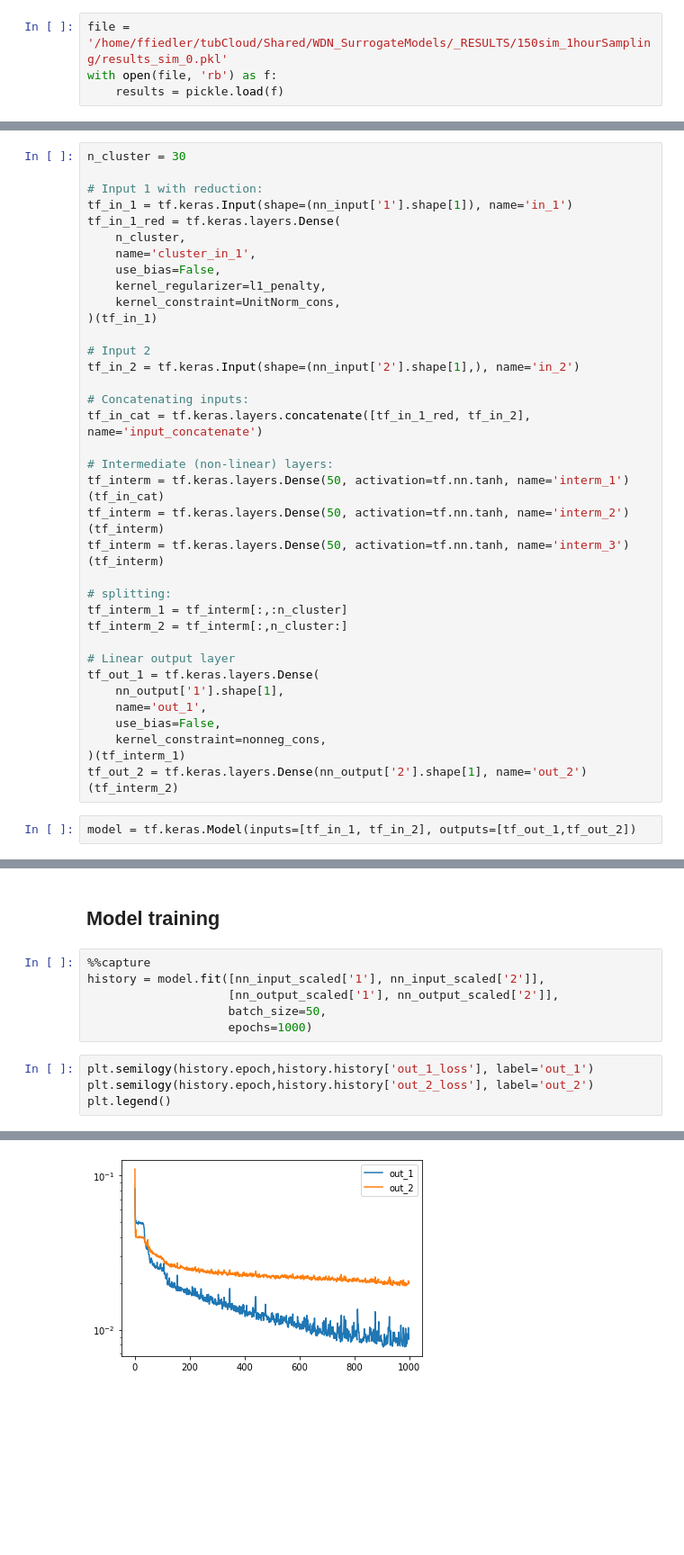
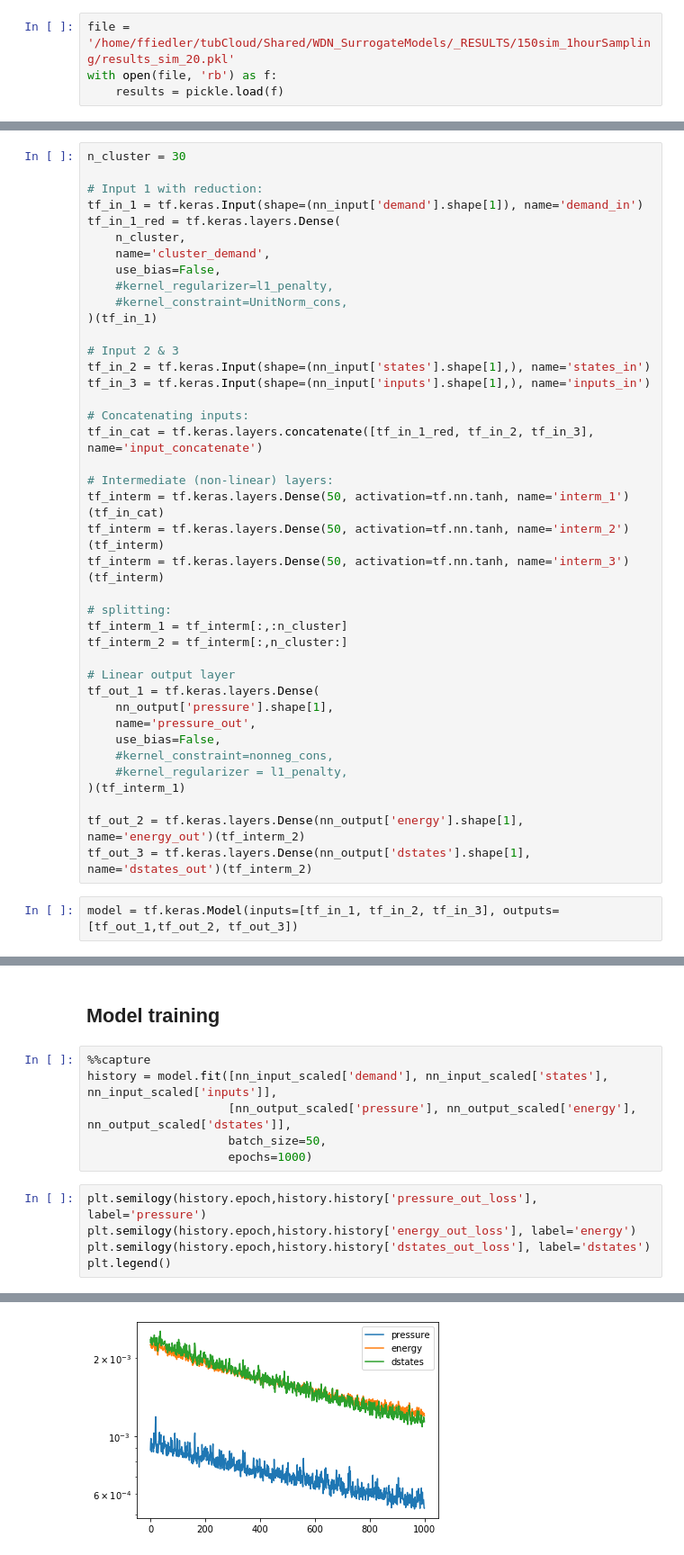
Before and after one commit to 4flixt/2019_WNTR_Surrogate_Model, a Jupyter notebook: Surrogate_Model/DNN_woClustering/DNN_woClustering_test.ipynb, the cells around one changed output, grey strips where cells are left out. Shown at 90% size. Drawn from its saved outputs; the diff is of its cells as text; blank space fills up the shorter version.

Commit message:
First results DNN without clustering

```diff
--- a/Surrogate_Model/DNN_woClustering/DNN_woClustering_test.ipynb
+++ b/Surrogate_Model/DNN_woClustering/DNN_woClustering_test.ipynb
@@ -29,7 +34,7 @@ link_names = ctown.getLinkName()
 # %% [output]
 Not all curves were used in "../../WNTR_Model/c-town_true_network_simplified_controls.inp"; added with type None, units conversion left to user
 # %%
-file = '/home/ffiedler/tubCloud/Shared/WDN_SurrogateModels/_RESULTS/150sim_1hourSampling/results_sim_0.pkl'
+file = '/home/ffiedler/tubCloud/Shared/WDN_SurrogateModels/_RESULTS/150sim_1hourSampling/results_sim_20.pkl'
 with open(file, 'rb') as f:
     results = pickle.load(f)
 # %% [markdown]
@@ -181,20 +193,21 @@ l2_penalty = tf.keras.regularizers.l2(l=0.1)
 n_cluster = 30
 
 # Input 1 with reduction:
-tf_in_1 = tf.keras.Input(shape=(nn_input['1'].shape[1]), name='in_1')
+tf_in_1 = tf.keras.Input(shape=(nn_input['demand'].shape[1]), name='demand_in')
 tf_in_1_red = tf.keras.layers.Dense(
     n_cluster,
-    name='cluster_in_1',
+    name='cluster_demand',
     use_bias=False,
-    kernel_regularizer=l1_penalty,
-    kernel_constraint=UnitNorm_cons,
+    #kernel_regularizer=l1_penalty,
+    #kernel_constraint=UnitNorm_cons,
 )(tf_in_1)
 
-# Input 2
-tf_in_2 = tf.keras.Input(shape=(nn_input['2'].shape[1],), name='in_2')
+# Input 2 & 3
+tf_in_2 = tf.keras.Input(shape=(nn_input['states'].shape[1],), name='states_in')
+tf_in_3 = tf.keras.Input(shape=(nn_input['inputs'].shape[1],), name='inputs_in')
 
 # Concatenating inputs:
-tf_in_cat = tf.keras.layers.concatenate([tf_in_1_red, tf_in_2], name='input_concatenate')
+tf_in_cat = tf.keras.layers.concatenate([tf_in_1_red, tf_in_2, tf_in_3], name='input_concatenate')
 
 # Intermediate (non-linear) layers:
 tf_interm = tf.keras.layers.Dense(50, activation=tf.nn.tanh, name='interm_1')(tf_in_cat)
@@ -207,14 +220,17 @@ tf_interm_2 = tf_interm[:,n_cluster:]
 
 # Linear output layer
 tf_out_1 = tf.keras.layers.Dense(
-    nn_output['1'].shape[1],
-    name='out_1',
+    nn_output['pressure'].shape[1],
+    name='pressure_out',
     use_bias=False,
-    kernel_constraint=nonneg_cons,
+    #kernel_constraint=nonneg_cons,
+    #kernel_regularizer = l1_penalty,
 )(tf_interm_1)
-tf_out_2 = tf.keras.layers.Dense(nn_output['2'].shape[1], name='out_2')(tf_interm_2)
+
+tf_out_2 = tf.keras.layers.Dense(nn_output['energy'].shape[1], name='energy_out')(tf_interm_2)
+tf_out_3 = tf.keras.layers.Dense(nn_output['dstates'].shape[1], name='dstates_out')(tf_interm_2)
 # %%
-model = tf.keras.Model(inputs=[tf_in_1, tf_in_2], outputs=[tf_out_1,tf_out_2])
+model = tf.keras.Model(inputs=[tf_in_1, tf_in_2, tf_in_3], outputs=[tf_out_1,tf_out_2, tf_out_3])
 # %%
 optim = tf.keras.optimizers.Adam(learning_rate=0.001, beta_1=0.9, beta_2=0.999, amsgrad=False)
 model.compile(optimizer=optim, loss='mse')
@@ -222,15 +238,16 @@ model.compile(optimizer=optim, loss='mse')
 ## Model training
 # %%
 %%capture
-history = model.fit([nn_input_scaled['1'], nn_input_scaled['2']],
-                    [nn_output_scaled['1'], nn_output_scaled['2']],
+history = model.fit([nn_input_scaled['demand'], nn_input_scaled['states'], nn_input_scaled['inputs']],
+                    [nn_output_scaled['pressure'], nn_output_scaled['energy'], nn_output_scaled['dstates']],
                     batch_size=50,
                     epochs=1000)
 # %%
-plt.semilogy(history.epoch,history.history['out_1_loss'], label='out_1')
-plt.semilogy(history.epoch,history.history['out_2_loss'], label='out_2')
+plt.semilogy(history.epoch,history.history['pressure_out_loss'], label='pressure')
+plt.semilogy(history.epoch,history.history['energy_out_loss'], label='energy')
+plt.semilogy(history.epoch,history.history['dstates_out_loss'], label='dstates')
 plt.legend()
 # %% [output]
 <matplotlib.legend.Legend at 0x...>
-[figure, old version]
+[figure, new version]
 # %%
```
Also changed, not shown: parts of 21 cells of this notebook.
